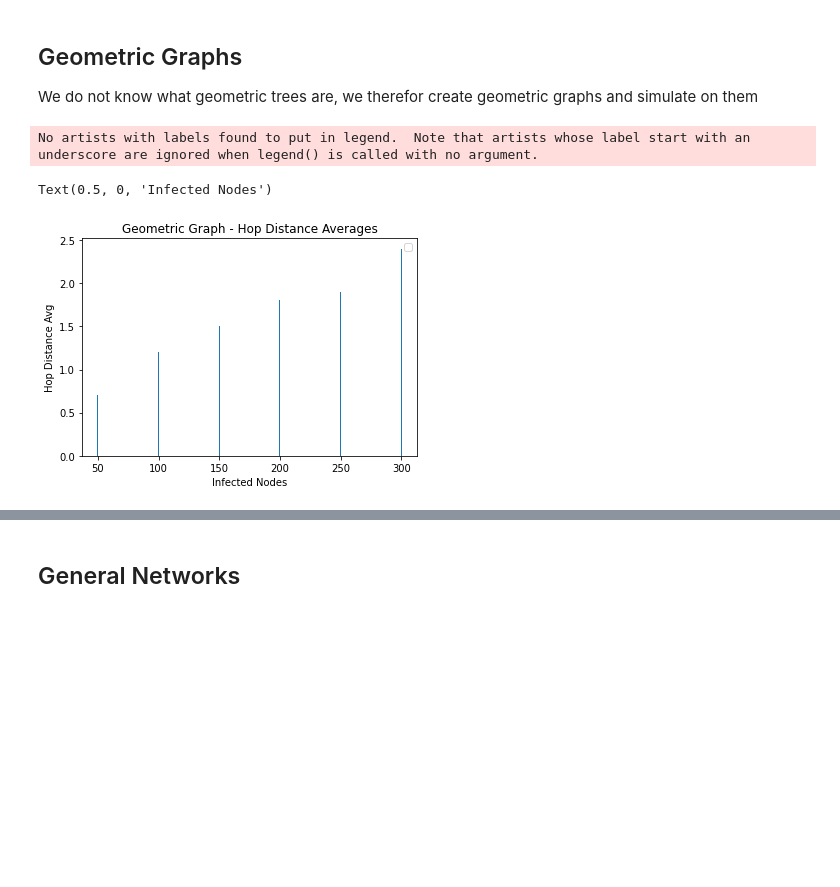
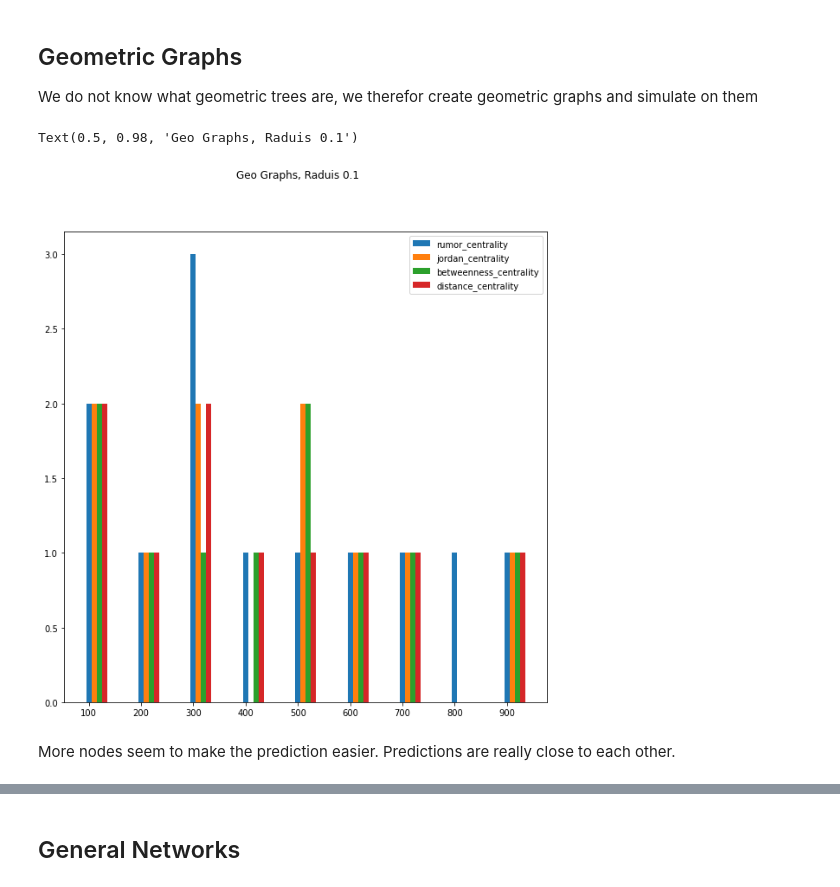
Before and after one commit to Paulpanther/info-flow, a Jupyter notebook: Reproduce Paper Results.ipynb, the cells around one changed output, grey strips where cells are left out. Saved outputs shown, nothing was run; the diff lists cells and outputs as text; code cells hidden in the pictures; blank space fills up the shorter version.

```diff
--- a/Reproduce Paper Results.ipynb
+++ b/Reproduce Paper Results.ipynb
@@ -104,37 +187,41 @@ These results are not good, far worse than the paper states. I therefor assume,
 ## Geometric Graphs
 We do not know what geometric trees are, we therefor create geometric graphs and simulate on them
 # %%
-results = []
+from tqdm import tqdm
 
-with tqdm(total=len(sizes) * 10) as bar:
-    for size in sizes:
-        _results = []
-        for _ in range(10):
-            g = nx.random_geometric_graph(1000, 0.1)
-            read_only = g.copy(as_view=True)
+def geo_graph_averages(size, radius):
+    g = nx.random_geometric_graph(size, radius)
+    read_only = g.copy(as_view=True)
+    infected_g, c = si(g, *si_config, max_infected_nodes=0.1 * size)
 
-            infected_g, c = si(g, *si_config, max_infected_nodes=size)
-            adj_list = raw.networkx_graph_to_adj_list(infected_g)
+    metric_averages = {}
+    with tqdm(total=len(metrics) * samples) as bar:
+        for i, (metric_name, metric) in enumerate(metrics.items()):
+            hop_distances = []
+            for _ in range(samples):
+                predicted_c = metric(infected_g)
+                hop_distances.append(nx.shortest_path_length(read_only, c[0], predicted_c[0]))
+                bar.update(1)
+            avg_hop_distance = sum(hop_distances) / samples
+            metric_averages[metric_name] = avg_hop_distance
 
-            predicted_c = raw.get_center_prediction(adj_list)
-
-            hop_distance = nx.shortest_path_length(read_only, c[0], predicted_c[0])
-            _results.append(hop_distance)
-            bar.update(1)
-        results.append((size, _results))
+    return metric_averages
-# %%
-import matplotlib.pyplot as plt
-import numpy as np
-
-
-
-plt.bar(sizes, list(map(lambda x: sum(x[1]) / len(x[1]), results)))
-
-plt.legend()
-plt.title("Geometric Graph - Hop Distance Averages")
-plt.ylabel("Hop Distance Avg")
-plt.xlabel("Infected Nodes")
-# %% [output]
-No artists with labels found to put in legend.  Note that artists whose label start with an underscore are ignored when legend() is called with no argument.
-Text(0.5, 0, 'Infected Nodes')
-[figure, removed]
+# %%
+results = []
+sizes = list(range(100, 1000, 100))
+for s in tqdm(sizes):
+    avgs = geo_graph_averages(s, 0.1)
+    results.append((s, avgs))
+# %%
+fig, ax = plt.subplots(1, 1, figsize=(10,10))
+for i, metric_name in enumerate(metrics):
+    ax.bar(np.array(sizes) + i*10, [d[metric_name] for s, d in results], label=metric_name, width=10)
+ax.legend()
+ax.set_xticks(np.array(sizes))
+
+fig.suptitle("Geo Graphs, Raduis 0.1")
+# %% [output]
+Text(0.5, 0.98, 'Geo Graphs, Raduis 0.1')
+[figure, added]
+# %% [markdown]
+More nodes seem to make the prediction easier. Predictions are really close to each other.
```
Also changed, not shown: parts of 37 cells of this notebook.
